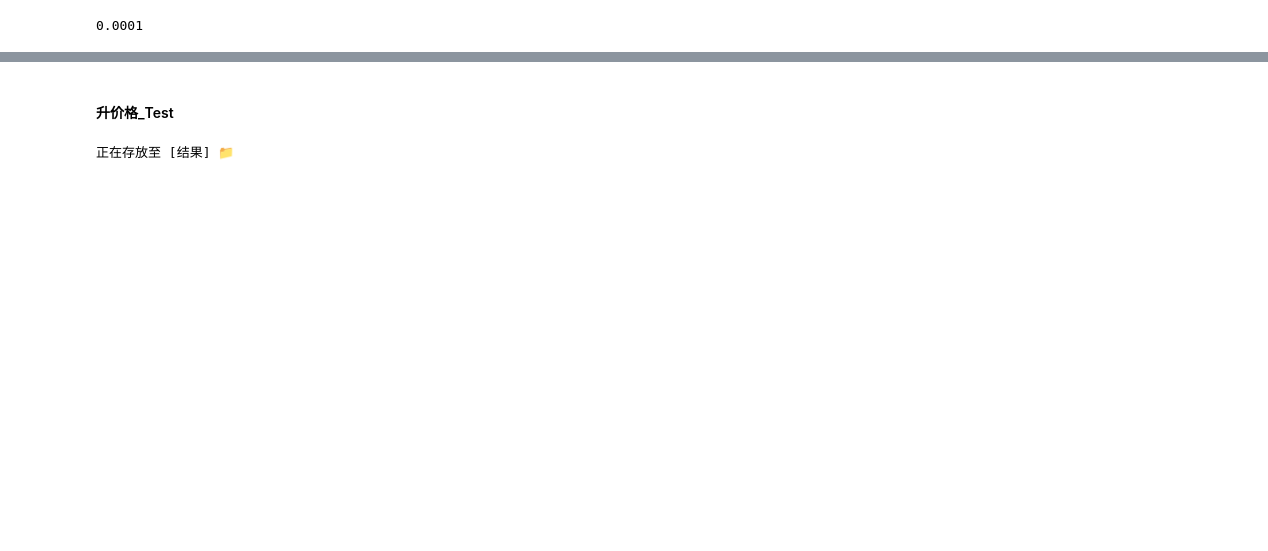
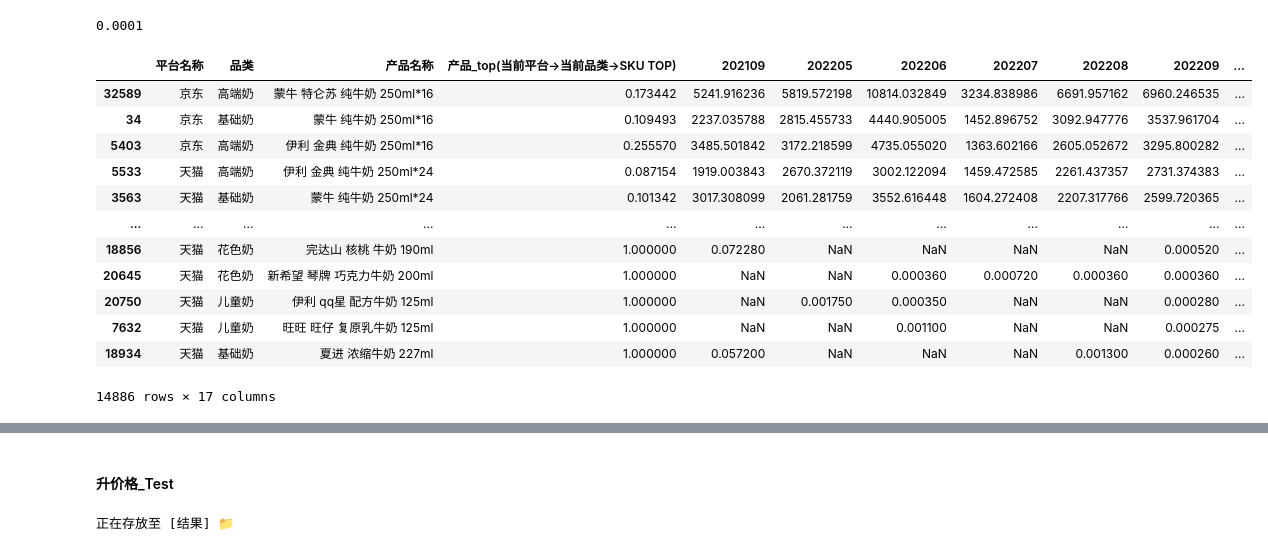
Before and after one commit to z775851451/-QC-, a Jupyter notebook: v6_test的副本.ipynb, the cells around one changed output, grey strips where cells are left out. Cells and saved outputs as stored; diff of their text form; code cells hidden in the pictures; blank space fills up the shorter version.

```diff
--- a/v6_test的副本.ipynb
+++ b/v6_test的副本.ipynb
@@ -668,13 +668,13 @@ sku_sales['平台名称'].replace('B2C-PDD', '拼多多',inplace=True)
 sku_url_sales = pd.merge(sku_sales,zs_url,how='left',on=['平台名称','URL_ID'])[['平台名称','品类','产品名称','产品_top80']+month+['URL_销售额','URL_ID','SKU_ID','销售额_y','URL_top80']]
 
 sku_url_sales.columns = ['平台名称','品类','产品名称','产品_top80']+month+['URL_销售额','URL_ID','SKU_ID','校对值_销额','URL_top80']
-
-sku_url_sales['校对值_销额'] = sku_url_sales['校对值_销额'].map(lambda x:qfw(x*zsz_dict[Account[14]]))
-sku_url = sku_url_sales
-
-test = coke.copy()
-ytd = test.query("月份 in(@YTD_month)")
-test = test.query("月份 in(@month)")
+# %%
+sku_url_sales['校对值_销额'] = sku_url_sales['校对值_销额']
+sku_url = sku_url_sales
+
+test = coke.copy()
+ytd = test.query("月份 in(@YTD_month)")
+test = test.query("月份 in(@month)")
 # %%
 
 ## 计算销售额标准差，将平均值加减标准差作为抛出范围，超出的抛出
@@ -711,0 +707,16 @@ sku_sheet = df_std(sku_url,month,['平台名称','品类','产品名称'])[t]
+# %%
+sku_url
+# %% [output]
+|  | 平台名称 | 品类 | 产品名称 | 产品_top(当前平台->当前品类->SKU TOP) | 202109 | 202205 | 202206 | 202207 | 202208 | 202209 | ... |
+| 32589 | 京东 | 高端奶 | 蒙牛 特仑苏 纯牛奶 250ml*16 | 0.173442 | 5241.916236 | 5819.572198 | 10814.032849 | 3234.838986 | 6691.957162 | 6960.246535 | ... |
+| 34 | 京东 | 基础奶 | 蒙牛 纯牛奶 250ml*16 | 0.109493 | 2237.035788 | 2815.455733 | 4440.905005 | 1452.896752 | 3092.947776 | 3537.961704 | ... |
+| 5403 | 京东 | 高端奶 | 伊利 金典 纯牛奶 250ml*16 | 0.255570 | 3485.501842 | 3172.218599 | 4735.055020 | 1363.602166 | 2605.052672 | 3295.800282 | ... |
+| 5533 | 天猫 | 高端奶 | 伊利 金典 纯牛奶 250ml*24 | 0.087154 | 1919.003843 | 2670.372119 | 3002.122094 | 1459.472585 | 2261.437357 | 2731.374383 | ... |
+| 3563 | 天猫 | 基础奶 | 蒙牛 纯牛奶 250ml*24 | 0.101342 | 3017.308099 | 2061.281759 | 3552.616448 | 1604.272408 | 2207.317766 | 2599.720365 | ... |
+| ... | ... | ... | ... | ... | ... | ... | ... | ... | ... | ... | ... |
+| 18856 | 天猫 | 花色奶 | 完达山 核桃 牛奶 190ml | 1.000000 | 0.072280 | NaN | NaN | NaN | NaN | 0.000520 | ... |
+| 20645 | 天猫 | 花色奶 | 新希望 琴牌 巧克力牛奶 200ml | 1.000000 | NaN | NaN | 0.000360 | 0.000720 | 0.000360 | 0.000360 | ... |
+| 20750 | 天猫 | 儿童奶 | 伊利 qq星 配方牛奶 125ml | 1.000000 | NaN | 0.001750 | 0.000350 | NaN | NaN | 0.000280 | ... |
+| 7632 | 天猫 | 儿童奶 | 旺旺 旺仔 复原乳牛奶 125ml | 1.000000 | NaN | NaN | 0.001100 | NaN | NaN | 0.000275 | ... |
+| 18934 | 天猫 | 基础奶 | 夏进 浓缩牛奶 227ml | 1.000000 | 0.057200 | NaN | NaN | NaN | 0.001300 | 0.000260 | ... |
+14886 rows × 17 columns
```
Also changed, not shown: parts of 4 cells of this notebook, 6 other files.
